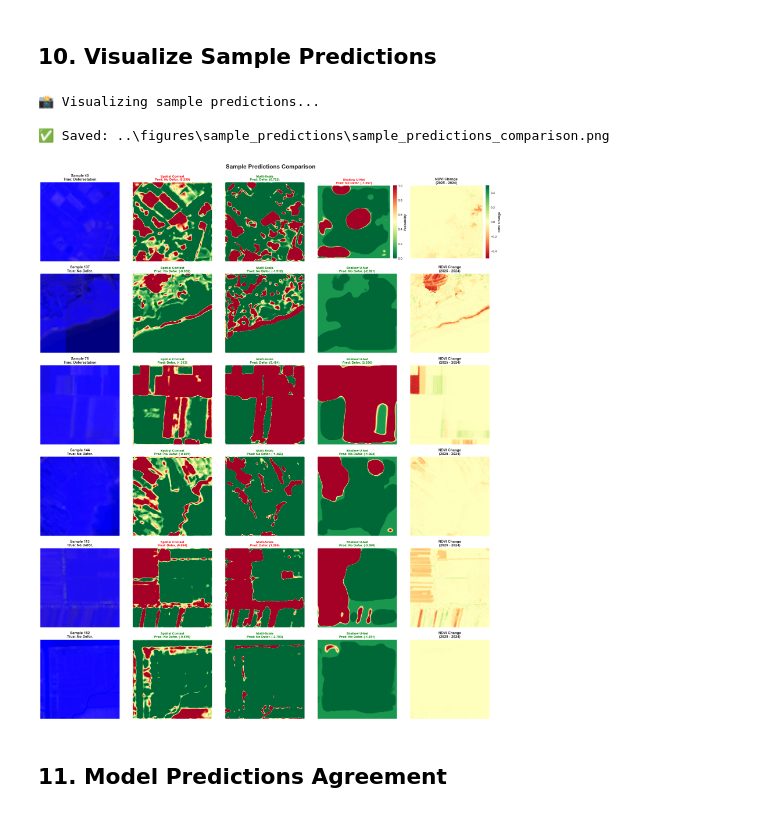
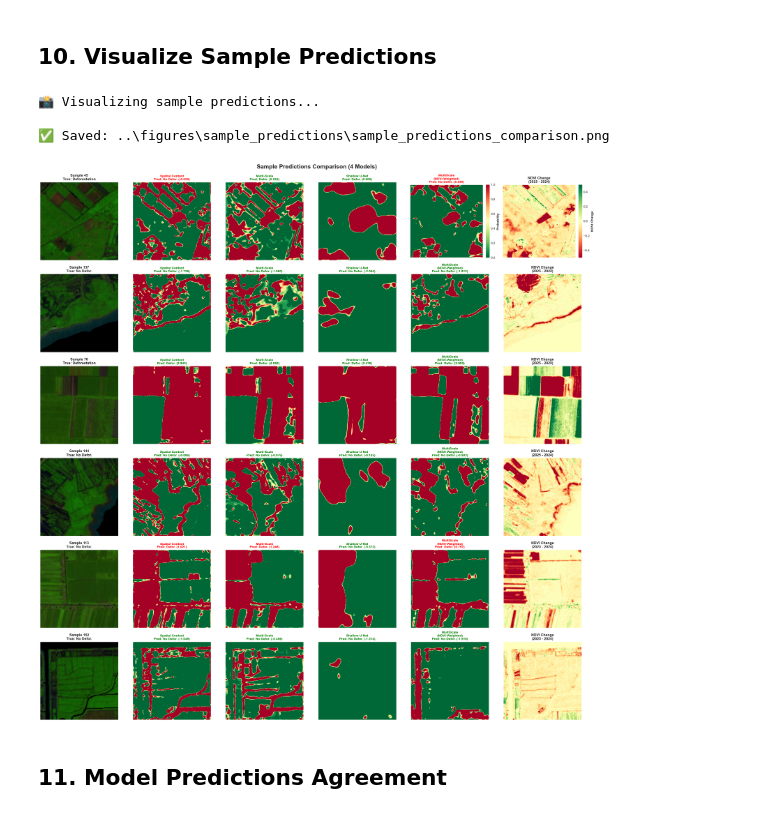
Before and after one commit to ninhhaidang/ForestMonitoring-CaMau, a Jupyter notebook: notebooks/04_evaluate_and_visualize_results.ipynb, the cells around one changed output. Saved outputs shown, nothing was run; the diff lists cells and outputs as text; code cells hidden in the pictures.

```diff
--- a/notebooks/04_evaluate_and_visualize_results.ipynb
+++ b/notebooks/04_evaluate_and_visualize_results.ipynb
@@ -58,6 +58,15 @@ warnings.filterwarnings('ignore')
 from src.dataset import DeforestationDataset
 from src.models import get_model, count_parameters
 
+# Try to import NDVI-weighted models (optional)
+try:
+    from src.models_ndvi_weighted import get_ndvi_weighted_model
+    NDVI_WEIGHTED_AVAILABLE = True
+    print("\n✅ NDVI-weighted models module available!")
+except ImportError:
+    NDVI_WEIGHTED_AVAILABLE = False
+    print("\n⚠️ NDVI-weighted models not found (optional)")
+
 print("\n✅ Libraries imported successfully!")
 print(f"PyTorch version: {torch.__version__}")
 print(f"CUDA available: {torch.cuda.is_available()}")
@@ -464,7 +550,7 @@ No Deforestation     0.7632    0.8878    0.8208        98
 # %%
 print("\n📸 Visualizing sample predictions...\n")
 
-def visualize_predictions(test_dataset, models, results, num_samples=6):
+def visualize_predictions(test_dataset, models, model_info, results, num_samples=6):
     """
     Visualize predictions for random samples
     """
@@ -472,19 +558,24 @@ def visualize_predictions(test_dataset, models, results, num_samples=6):
     np.random.seed(42)
     indices = np.random.choice(len(test_dataset), num_samples, replace=False)
 
-    fig, axes = plt.subplots(num_samples, 5, figsize=(20, 4*num_samples))
-    fig.suptitle('Sample Predictions Comparison', fontsize=18, fontweight='bold', y=0.995)
+    # Number of columns: RGB + models + NDVI change
+    num_models = len(models)
+    num_cols = 1 + num_models + 1  # RGB + N models + NDVI change
+
+    fig, axes = plt.subplots(num_samples, num_cols, figsize=(4*num_cols, 4*num_samples))
+    fig.suptitle(f'Sample Predictions Comparison ({num_models} Models)',
+                 fontsize=18, fontweight='bold', y=0.995)
 
     for row, idx in enumerate(indices):
         patch, label = test_dataset[idx]
         patch_np = patch.numpy()  # (14, 128, 128)
 
-        # Get RGB composite (using S2 bands: R=B4, G=B8, B=B11)
-        # Indices: B4=2, B8=3, B11=4 (2024)
+        # Get RGB composite (using S2 bands: R=B2, G=B3, B=B1)
+        # For S2 only (14 channels): B,G,R,NIR = indices 0,1,2,3
         rgb = np.stack([
             patch_np[2],   # Red
-            patch_np[3],   # NIR (as Green)
-            patch_np[4]    # SWIR1 (as Blue)
+            patch_np[1],   # Green
+            patch_np[0]    # Blue
         ], axis=-1)
 
         # Normalize to [0, 1] for display
@@ -498,64 +589,68 @@ def visualize_predictions(test_dataset, models, results, num_samples=6):
         )
         axes[row, 0].axis('off')
 
-        # Columns 1-3: Model predictions
-        for col, model_key in enumerate(['spatial_cnn', 'multiscale_cnn', 'shallow_unet'], 1):
-            if model_key not in models:
-                continue
-
+        # Columns 1 to N: Model predictions
+        for col_idx, (model_key, model) in enumerate(models.items(), 1):
             pred = results[model_key]['y_pred'][idx]
             proba = results[model_key]['y_proba'][idx]
 
             # Generate probability map
-            model = models[model_key]
             with torch.no_grad():
                 patch_tensor = patch.unsqueeze(0).to(CONFIG['device'])
                 output = model(patch_tensor)  # (1, 1, H, W)
                 prob_map = output[0, 0].cpu().numpy()  # (H, W)
 
             # Plot probability map
-            im = axes[row, col].imshow(prob_map, cmap='RdYlGn_r', vmin=0, vmax=1)
-            axes[row, col].set_title(
-                f"{MODEL_INFO[model_key]['name'].replace(' CNN', '')}\n"
+            im = axes[row, col_idx].imshow(prob_map, cmap='RdYlGn_r', vmin=0, vmax=1)
+
+            # Shortened model name
+            model_name = model_info[model_key]['name']
+            if 'NDVI-Weighted' in model_name:
+                short_name = 'MultiScale\n(NDVI-Weighted)'
+            else:
+                short_name = model_name.replace(' CNN', '').replace('Context ', '')
+
+            axes[row, col_idx].set_title(
+                f"{short_name}\n"
                 f"Pred: {'Defor.' if pred == 1 else 'No Defor.'} ({proba:.3f})",
                 fontsize=10, fontweight='bold',
                 color='green' if pred == label else 'red'
             )
-            axes[row, col].axis('off')
+            axes[row, col_idx].axis('off')
 
-            # Add colorbar to last column
-            if col == 3 and row == 0:
-                cbar = plt.colorbar(im, ax=axes[row, col], fraction=0.046, pad=0.04)
+            # Add colorbar to last model column (first row only)
+            if col_idx == num_models and row == 0:
+                cbar = plt.colorbar(im, ax=axes[row, col_idx], fraction=0.046, pad=0.04)
                 cbar.set_label('Probability', fontsize=10, fontweight='bold')
 
-        # Column 4: NDVI comparison (2024 vs 2025)
-        ndvi_2024 = patch_np[4]  # NDVI 2024 (S2 only)
-        ndvi_2025 = patch_np[11]  # NDVI 2025 (S2 only)
+        # Last column: NDVI Change
+        ndvi_2024 = patch_np[4]   # NDVI 2024
+        ndvi_2025 = patch_np[11]  # NDVI 2025
         ndvi_change = ndvi_2025 - ndvi_2024
 
-        im = axes[row, 4].imshow(ndvi_change, cmap='RdYlGn', vmin=-0.5, vmax=0.5)
-        axes[row, 4].set_title(
+        im = axes[row, -1].imshow(ndvi_change, cmap='RdYlGn', vmin=-0.5, vmax=0.5)
+        axes[row, -1].set_title(
             f"NDVI Change\n(2025 - 2024)",
             fontsize=11, fontweight='bold'
         )
-        axes[row, 4].axis('off')
+        axes[row, -1].axis('off')
 
         if row == 0:
-            cbar = plt.colorbar(im, ax=axes[row, 4], fraction=0.046, pad=0.04)
+            cbar = plt.colorbar(im, ax=axes[row, -1], fraction=0.046, pad=0.04)
             cbar.set_label('NDVI Change', fontsize=10, fontweight='bold')
 
     plt.tight_layout()
     return fig
 
-fig = visualize_predictions(test_dataset, models, results, num_samples=6)
+fig = visualize_predictions(test_dataset, models, MODEL_INFO, results, num_samples=6)
 save_path = FIGURES_DIR / 'sample_predictions' / 'sample_predictions_comparison.png'
 fig.savefig(save_path, dpi=300, bbox_inches='tight')
 print(f"✅ Saved: {save_path}")
 plt.show()
 # %% [output]
 📸 Visualizing sample predictions...
 
 ✅ Saved: ..\figures\sample_predictions\sample_predictions_comparison.png
-[figure, old version]
+[figure, new version]
 # %% [markdown]
 ## 11. Model Predictions Agreement
```
Also changed, not shown: parts of 11 cells of this notebook, 39 other files.
